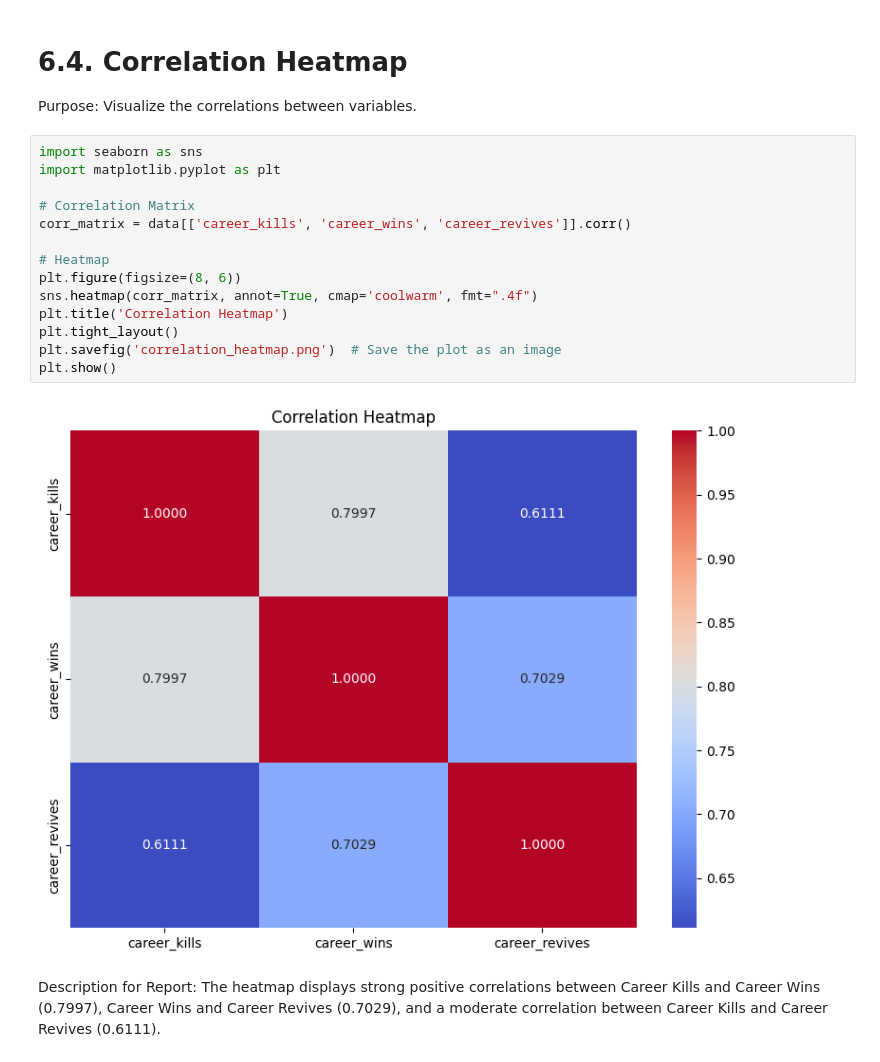
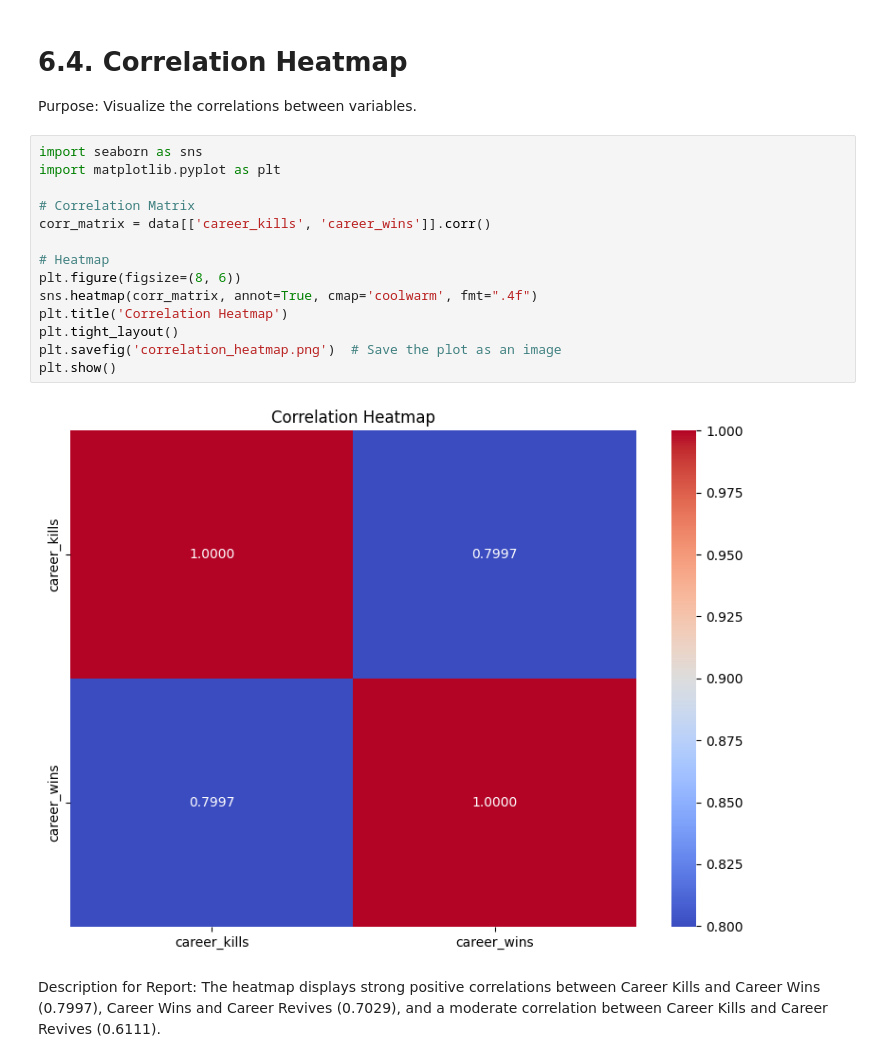
Before and after one commit to AltaafAlly/Apex-Legends-Research, a Jupyter notebook: Career Stats Analysis/Total_Career_Stats_Analysis.ipynb, the cells around one changed output. Drawn from its saved outputs; the diff is of its cells as text.

```diff
--- a/Career Stats Analysis/Total_Career_Stats_Analysis.ipynb
+++ b/Career Stats Analysis/Total_Career_Stats_Analysis.ipynb
@@ -401,19 +401,19 @@ Purpose: Visualize the correlations between variables.
 # %%
 import seaborn as sns
 import matplotlib.pyplot as plt
 
 # Correlation Matrix
-corr_matrix = data[['career_kills', 'career_wins', 'career_revives']].corr()
+corr_matrix = data[['career_kills', 'career_wins']].corr()
 
 # Heatmap
 plt.figure(figsize=(8, 6))
 sns.heatmap(corr_matrix, annot=True, cmap='coolwarm', fmt=".4f")
 plt.title('Correlation Heatmap')
 plt.tight_layout()
 plt.savefig('correlation_heatmap.png')  # Save the plot as an image
 plt.show()
 # %% [output]
-[figure, old version]
+[figure, new version]
 # %% [markdown]
 Description for Report:
 The heatmap displays strong positive correlations between Career Kills and Career Wins (0.7997), Career Wins and Career Revives (0.7029), and a moderate correlation between Career Kills and Career Revives (0.6111).
```
Also changed, not shown: parts of 5 cells of this notebook, 2 other files.
